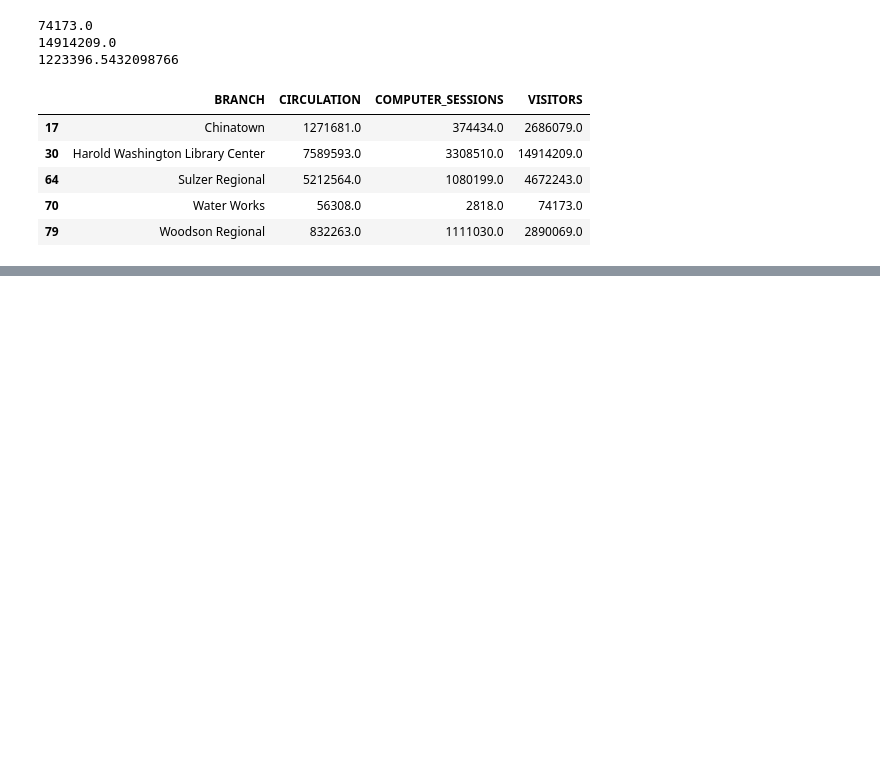
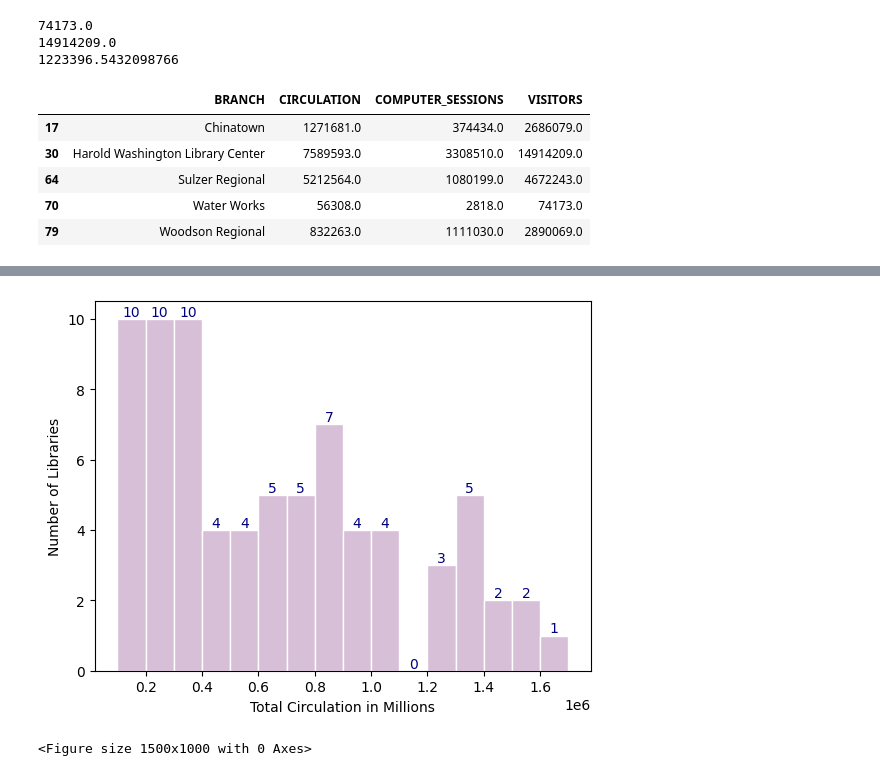
Before and after one commit to uchicago-dsi/cpl_project, a Jupyter notebook: can-summer-2023/notebooks/librarySize_abby.ipynb, the cells around one changed output, grey strips where cells are left out. Saved outputs shown, nothing was run; the diff lists cells and outputs as text; code cells hidden in the pictures; blank space fills up the shorter version.

Commit message:
circulation sums added

```diff
--- a/can-summer-2023/notebooks/librarySize_abby.ipynb
+++ b/can-summer-2023/notebooks/librarySize_abby.ipynb
@@ -201,0 +216,13 @@ plt.show()
+# %%
+binwidth = 100_000
+values, bins, bars = plt.hist(branchSums['CIRCULATION'], bins=range(100_000, 1_800_000, binwidth),
+         edgecolor="white", color="thistle")
+plt.xlabel("Total Circulation in Millions")
+plt.ylabel("Number of Libraries")
+plt.title = ('Library Total Visitors')
+plt.bar_label(bars, fontsize=10, color='navy')
+plt.figure(figsize=(15, 10))
+plt.show()
+# %% [output]
+[figure, added]
+<Figure size 1500x1000 with 0 Axes>
```
Also changed, not shown: parts of 13 cells of this notebook.
